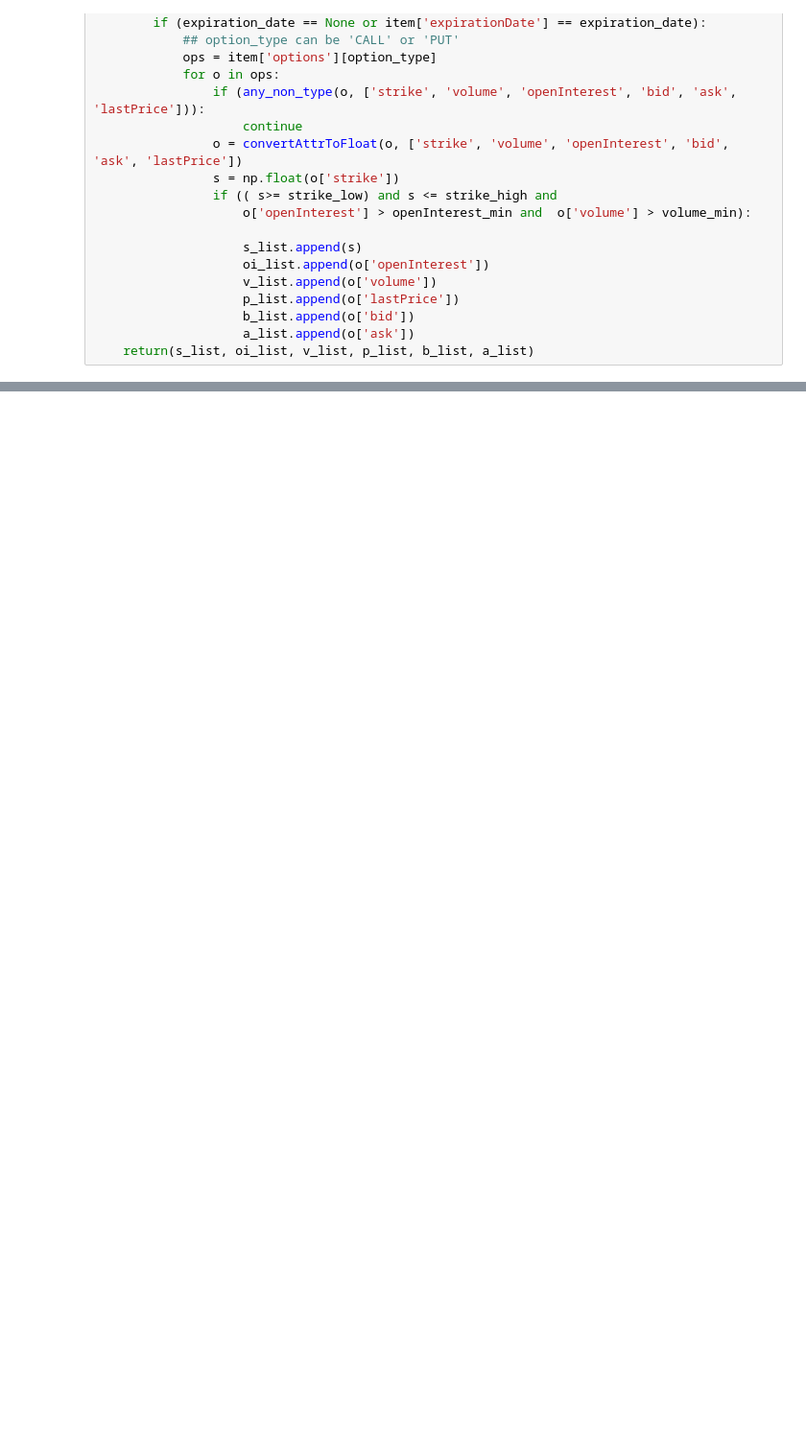
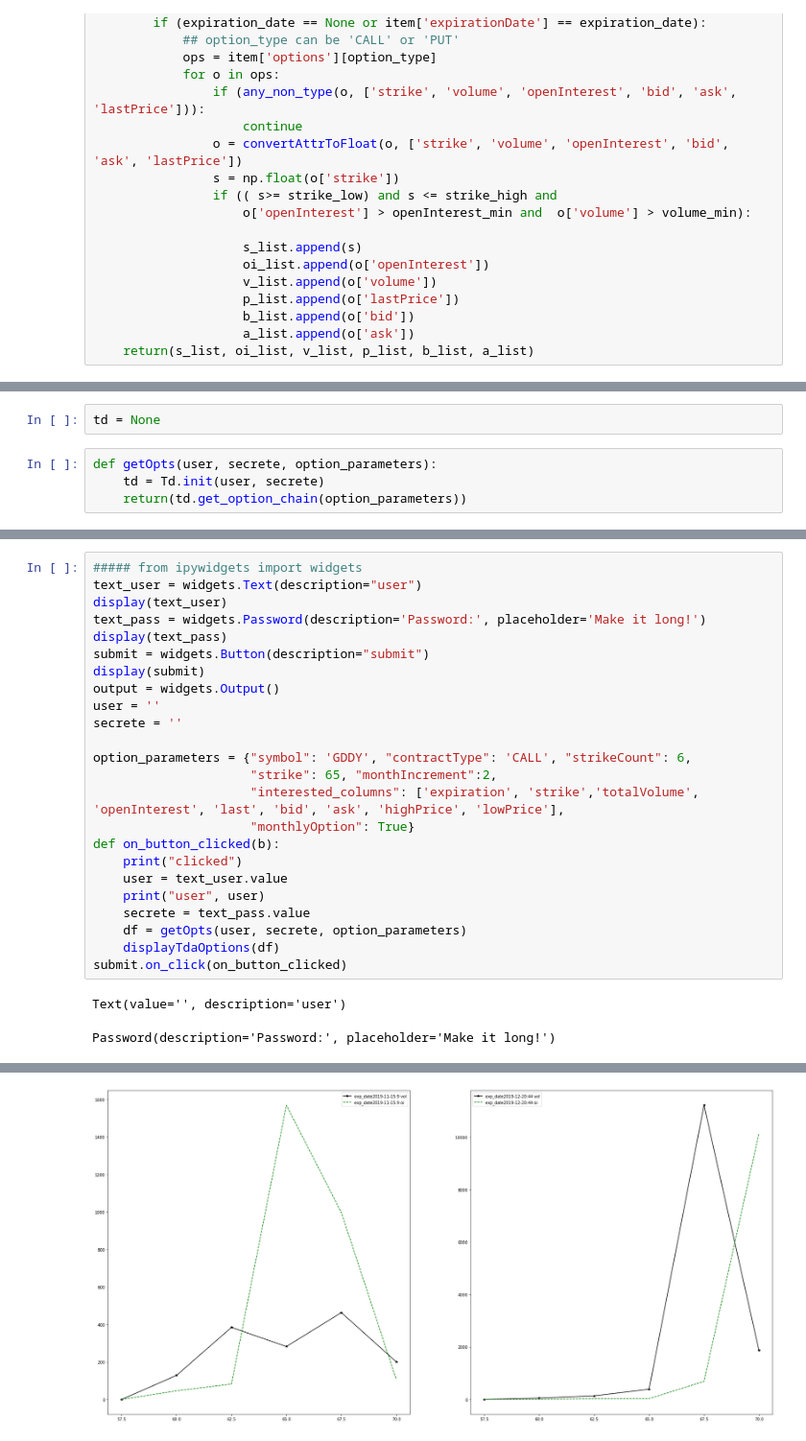
Before and after one commit to jjtt8080/stockML, a Jupyter notebook: TradeML.ipynb, the cells around one changed output, grey strips where cells are left out. Shown at 96% size. Saved outputs shown, nothing was run; the diff lists cells and outputs as text; blank space fills up the shorter version.

```diff
--- a/TradeML.ipynb
+++ b/TradeML.ipynb
@@ -94,0 +106,6 @@ ax4.plot(np.array(s_list_f), np.array(a_list_f), color='b')
+# %%
+td = None
+# %%
+def getOpts(user, secrete, option_parameters):
+    td = Td.init(user, secrete)
+    return(td.get_option_chain(option_parameters))
@@ -94,0 +144,27 @@ ax4.plot(np.array(s_list_f), np.array(a_list_f), color='b')
+# %%
+##### from ipywidgets import widgets
+text_user = widgets.Text(description="user")
+display(text_user)
+text_pass = widgets.Password(description='Password:', placeholder='Make it long!')
+display(text_pass)
+submit = widgets.Button(description="submit")
+display(submit)
+output = widgets.Output()
+user = ''
+secrete = ''
+
+option_parameters = {"symbol": 'GDDY', "contractType": 'CALL', "strikeCount": 6,
+                     "strike": 65, "monthIncrement":2,
+                     "interested_columns": ['expiration', 'strike','totalVolume', 'openInterest', 'last', 'bid', 'ask', 'highPrice', 'lowPrice'],
+                     "monthlyOption": True}
+def on_button_clicked(b):
+    print("clicked")
+    user = text_user.value
+    print("user", user)
+    secrete = text_pass.value
+    df = getOpts(user, secrete, option_parameters)
+    displayTdaOptions(df)
+submit.on_click(on_button_clicked)
+# %% [output]
+Text(value='', description='user')
+Password(description='Password:', placeholder='Make it long!')
@@ -94,0 +189 @@ ax4.plot(np.array(s_list_f), np.array(a_list_f), color='b')
+[figure, added]
```
Also changed, not shown: parts of 24 cells of this notebook, 1 other file.
